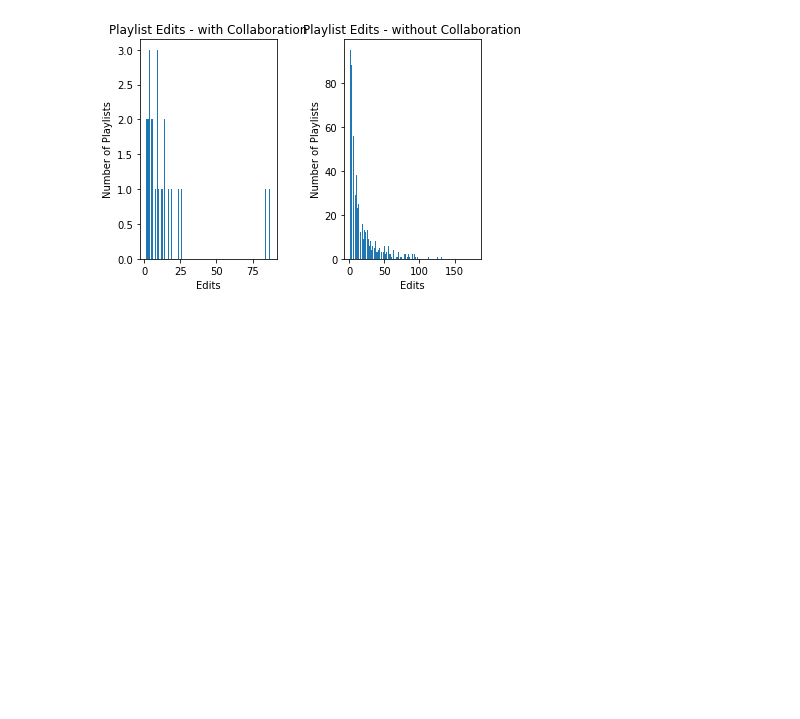
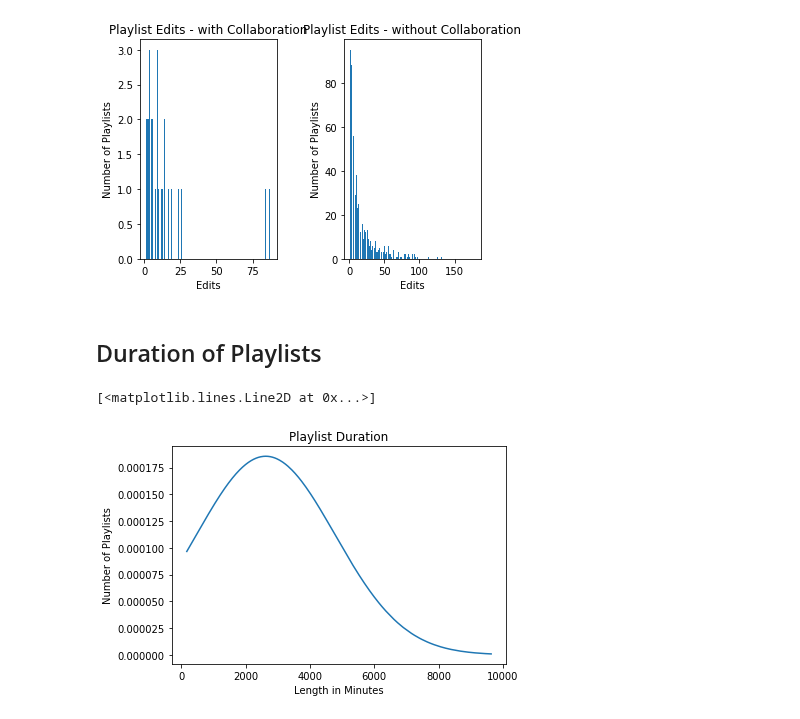
Before and after one commit to adamkhazi/one-million-playlists, a Jupyter notebook: exploration/basic.ipynb, the cells around one changed output. Cells and saved outputs as stored; diff of their text form; code cells hidden in the pictures; blank space fills up the shorter version.

Commit message:
duration of playlist

```diff
--- a/exploration/basic.ipynb
+++ b/exploration/basic.ipynb
@@ -130,3 +130,30 @@ plt.tight_layout()
 plt.show()
 # %% [output]
 [figure]
+# %% [markdown]
+## Duration of Playlists
+# %%
+playlist_len_ms = []
+for playlist in data["playlists"]:
+    playlist_len_ms.append(playlist['duration_ms'])
+# %%
+playlist_len_ms.sort()
+# %%
+playlist_len_ms
+playlist_len_mins = [(x / 100)/60 for x in playlist_len_ms] # in mins
+# %%
+import numpy as np
+import scipy.stats as stats
+import matplotlib.pyplot as plt
+
+hmean = np.mean(playlist_len_mins)
+hstd = np.std(playlist_len_mins)
+pdf = stats.norm.pdf(playlist_len_mins, hmean, hstd)
+plt.title('Playlist Duration')
+plt.xlabel('Length in Minutes')
+plt.ylabel('Number of Playlists')
+
+plt.plot(playlist_len_mins, pdf) # including h here is crucial
+# %% [output]
+[<matplotlib.lines.Line2D at 0x...>]
+[figure, added]
```
